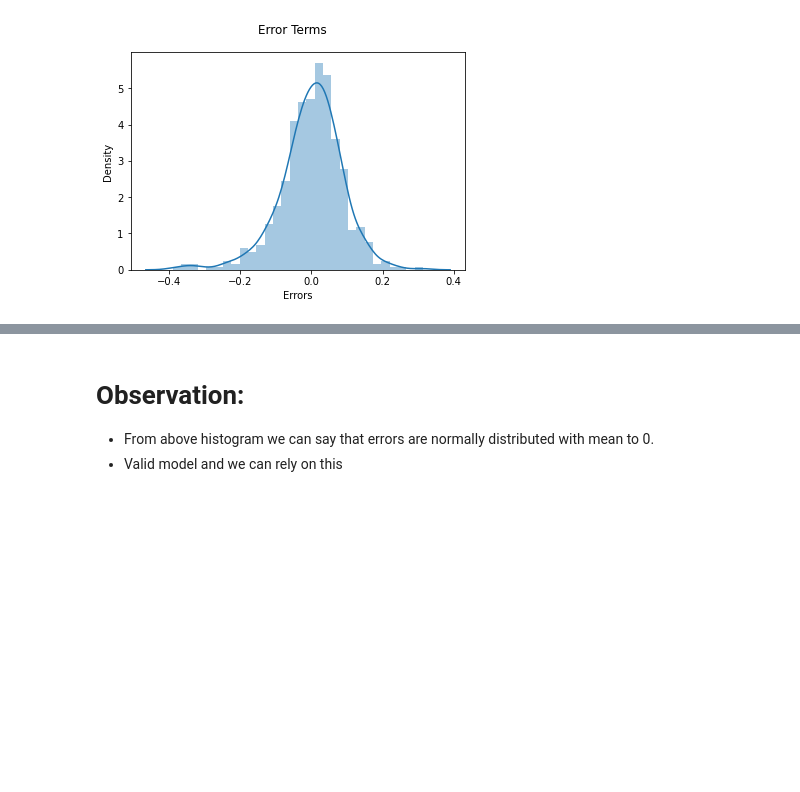
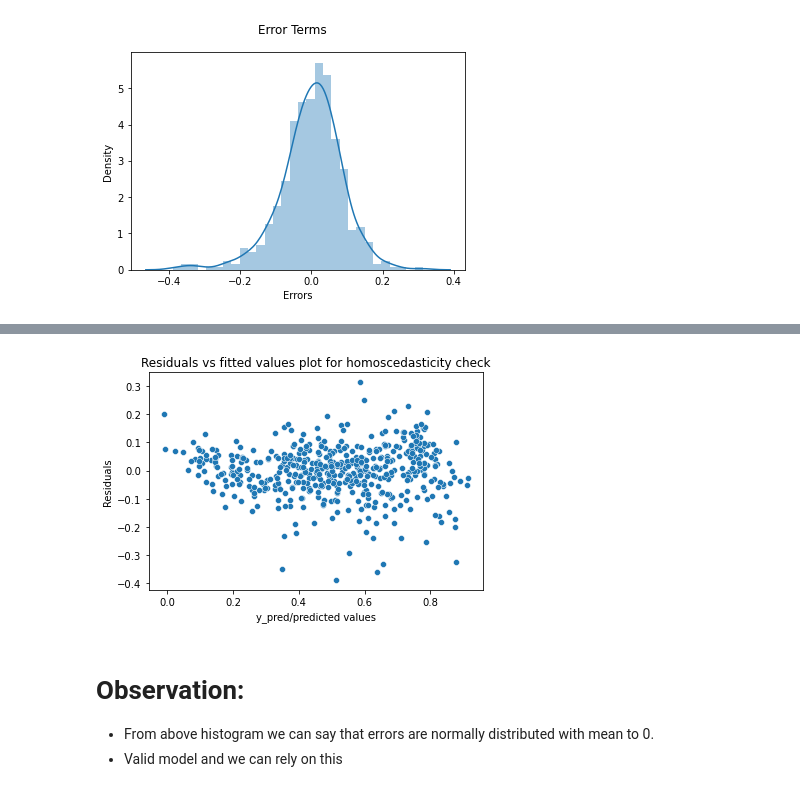
Before and after one commit to aajjiitt/Bike_Sharing_Assignment, a Jupyter notebook: BoomBikes.ipynb, the cells around one changed output, grey strips where cells are left out. Drawn from its saved outputs; the diff is of its cells as text; code cells hidden in the pictures; blank space fills up the shorter version.

```diff
--- a/BoomBikes.ipynb
+++ b/BoomBikes.ipynb
@@ -1403,10 +1412,17 @@ dtype: float64
 # Residual Analysis of train data
 # %%
 X_train_lm = X_train_new
-y_train_price = lm.predict(X_train_lm)
-sns.distplot(y_train-y_train_price)
+y_train_pred = lm.predict(X_train_lm)
+sns.distplot(y_train-y_train_pred)
 plt.suptitle("Error Terms")
 plt.xlabel("Errors",fontsize=10)
 # %% [output]
 Text(0.5, 0, 'Errors')
 [figure]
+# %%
+import numpy as np
+residuals = y_train-y_train_pred
+mean_residuals = np.mean(residuals)
+print("Mean of Residuals {}".format(mean_residuals))
+
+#Observe that mean of residuals is close to zero
@@ -1413,3 +1434,10 @@ Text(0.5, 0, 'Errors')
+# %%
+p=sns.scatterplot(y_train_pred,residuals)
+plt.xlabel('y_pred/predicted values')
+plt.ylabel('Residuals')
+p = plt.title('Residuals vs fitted values plot for homoscedasticity check')
+# %% [output]
+[figure, added]
 # %% [markdown]
 # Observation:
 * From above histogram we can say that errors are normally distributed with mean to 0.
```
Also changed, not shown: parts of 25 cells of this notebook, 2 other files.
